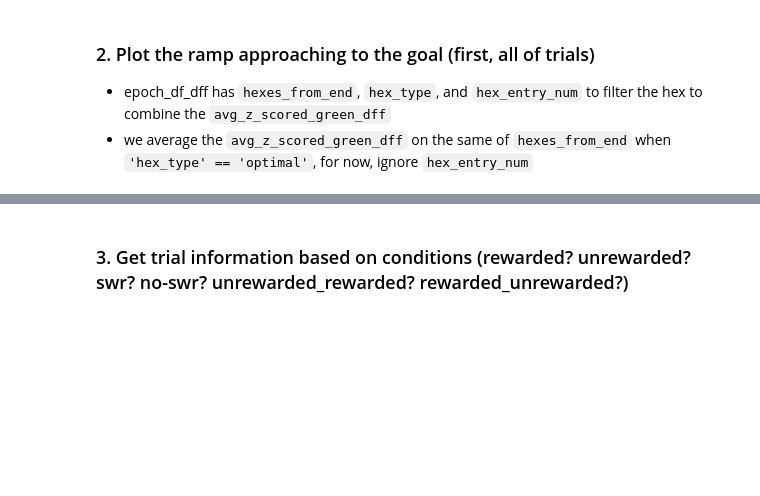
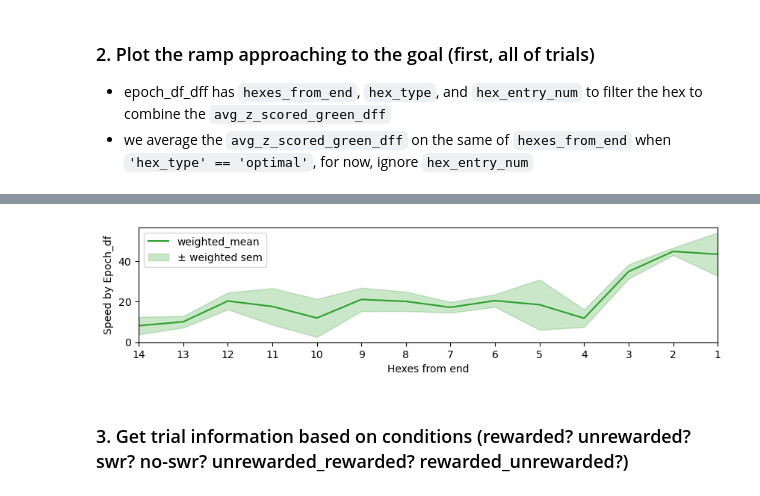
Before and after one commit to calderast/Hex-maze-spyglass, a Jupyter notebook: Ramp_Analysis_YS.ipynb, the cells around one changed output, grey strips where cells are left out. Cells and saved outputs as stored; diff of their text form; code cells hidden in the pictures; blank space fills up the shorter version.

```diff
--- a/Ramp_Analysis_YS.ipynb
+++ b/Ramp_Analysis_YS.ipynb
@@ -238,0 +462,3 @@ plot_dff_ramp(dff_by_hexes_from_end, exclude_end_port=True, max_hexes_from_end=1
+# %%
+speed_by_hexes_from_end = group_series_by_hexes_from_end(epoch_df_dff_speed_avg, series_col='speed', hex_type=['optimal','choice_point'])
+display(speed_by_hexes_from_end)
@@ -239,3 +485,7 @@ plot_dff_ramp(dff_by_hexes_from_end, exclude_end_port=True, max_hexes_from_end=1
+# %%
+plot_series_during_port_approach(speed_by_hexes_from_end, series_col='weighted_mean', exclude_end_port=True, max_hexes_from_end=14, figtitle='Speed by Epoch_df', figsize=(10,2))
+# %% [output]
+[figure, added]
 # %% [markdown]
 ### 3. Get trial information based on conditions (rewarded? unrewarded? swr? no-swr? unrewarded_rewarded? rewarded_unrewarded?)
 # %%
```
Also changed, not shown: parts of 21 cells of this notebook.
